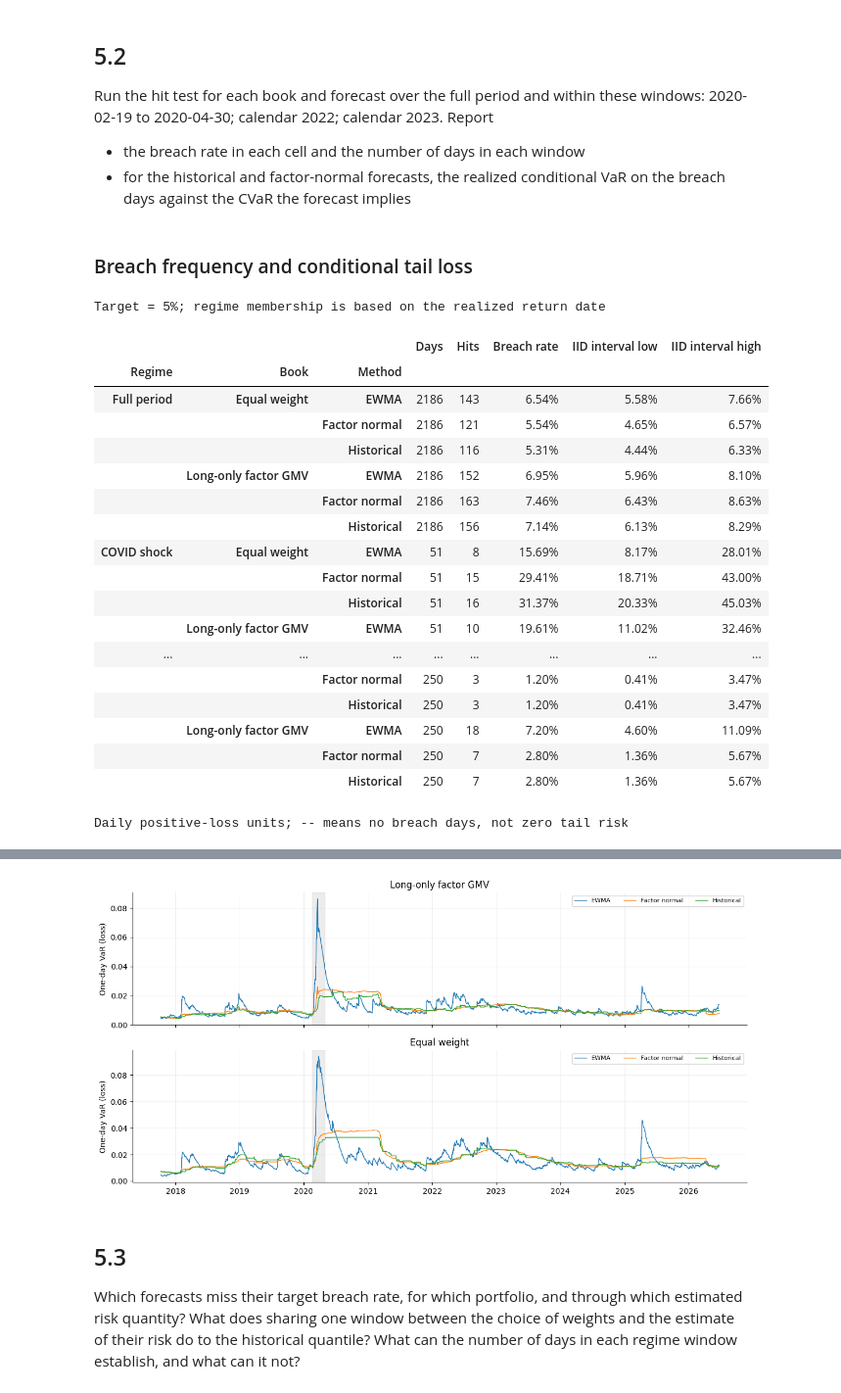
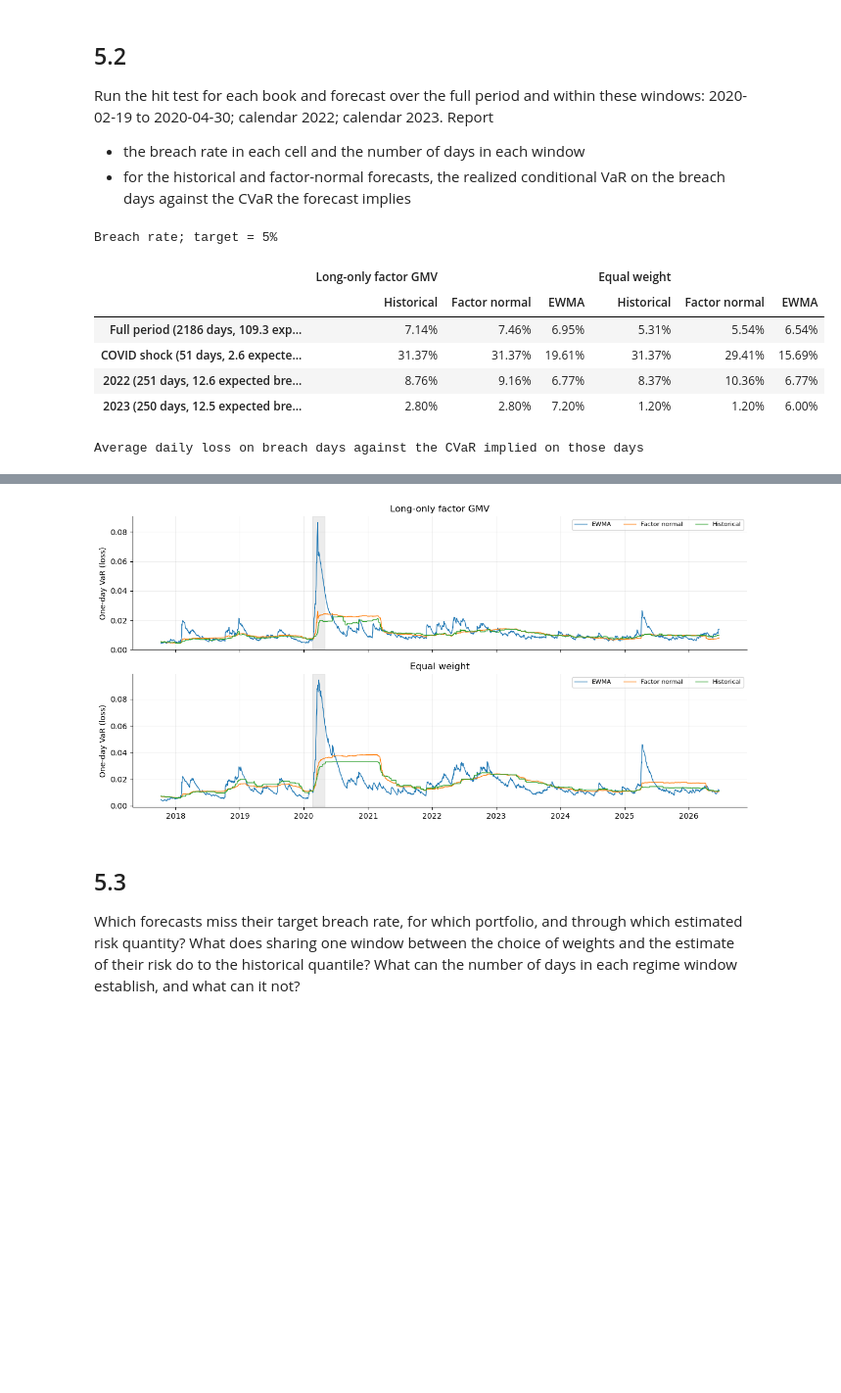
Before and after one commit to psonhoang/finm36700-hw-group-3c, a Jupyter notebook: Midterm_Project/Project_notebook.ipynb, the cells around one changed output, grey strips where cells are left out. Shown at 98% size. Drawn from its saved outputs; the diff is of its cells as text; code cells hidden in the pictures; blank space fills up the shorter version.

```diff
--- a/Midterm_Project/Project_notebook.ipynb
+++ b/Midterm_Project/Project_notebook.ipynb
@@ -926,70 +888,54 @@ Run the hit test for each book and forecast over the full period and within thes
 * the breach rate in each cell and the number of days in each window
 * for the historical and factor-normal forecasts, the realized conditional VaR on the breach days against the CVaR the forecast implies
 # %%
-# Regime membership refers to the realized loss date, not the preceding forecast origin.
+# A day belongs to a regime by the date of its realized return.
 regimes = {'Full period': (None, None), 'COVID shock': ('2020-02-19', '2020-04-30'),
            '2022': ('2022-01-01', '2022-12-31'), '2023': ('2023-01-01', '2023-12-31')}
 
 def summarize_hits(risk):
     records = []
     for regime, (start, end) in regimes.items():
         subset = risk if start is None else risk[risk.Date.between(start, end)]
         for (book, method), group in subset.groupby(['Book', 'Method']):
-            # Every method selects its own breach days; compare severity on that same subset.
             hits = group[group.Hit]
-            n, count = len(group), len(hits)
-            rate = count/n
-            # Wilson intervals are descriptive IID references, not dependence-robust tests.
-            z = norm.ppf(0.975)
-            center = (rate + z*z/(2*n)) / (1 + z*z/n)
-            half = z*np.sqrt(rate*(1-rate)/n + z*z/(4*n*n)) / (1 + z*z/n)
-            records.append({'Regime': regime, 'Book': book, 'Method': method, 'Days': n, 'Hits': count,
-                            'Breach rate': rate, 'IID interval low': center-half, 'IID interval high': center+half,
-                            'Average VaR': -group.Quantile.mean(),
+            records.append({'Regime': regime, 'Book': book, 'Method': method, 'Days': len(group),
+                            'Breach rate': len(hits)/len(group),
                             'Realized CVaR': -hits.Return.mean(),
-                            'Forecast CVaR (hit days)': hits['Forecast CVaR'].mean(),
-                            'Forecast CVaR (all days)': group['Forecast CVaR'].mean()})
+                            'Implied CVaR': hits['Implied CVaR'].mean()})
     return pd.DataFrame(records)
 
+def show_hit_tables(summary, book_order):
+    """Report breach rates by regime, and realized against implied CVaR on each method's breach days."""
+    methods = ['Historical', 'Factor normal', 'EWMA']
+    rates = summary.pivot(index='Regime', columns=['Book', 'Method'], values='Breach rate')
+    rates = rates.reindex(index=list(regimes), columns=pd.MultiIndex.from_product([book_order, methods]))
+    days = summary.groupby('Regime')['Days'].first()
+    rates.index = [f'{regime} ({days[regime]} days, {days[regime]*ALPHA:.1f} expected breaches)' for regime in regimes]
+    show_table(rates, '{:.2%}', 'Breach rate; target = 5%')
+    tails = summary[summary.Method != 'EWMA'].pivot(index=['Regime', 'Book'], columns='Method',
+                                                    values=['Realized CVaR', 'Implied CVaR']).swaplevel(axis=1)
+    tails = tails.reindex(index=pd.MultiIndex.from_product([list(regimes), book_order]),
+                          columns=pd.MultiIndex.from_product([methods[:2], ['Realized CVaR', 'Implied CVaR']]))
+    show_table(tails, '{:.2%}', 'Average daily loss on breach days against the CVaR implied on those days')
+
 hit_summary = summarize_hits(daily_risk)
-hit_display = hit_summary.set_index(['Regime', 'Book', 'Method'])
-display(Markdown('### Breach frequency and conditional tail loss'))
-show_table(hit_display[['Days', 'Hits', 'Breach rate', 'IID interval low', 'IID interval high']],
-           {'Days': '{:.0f}', 'Hits': '{:.0f}', 'Breach rate': '{:.2%}',
-            'IID interval low': '{:.2%}', 'IID interval high': '{:.2%}'},
-           'Target = 5%; regime membership is based on the realized return date')
-tail_display = hit_summary[hit_summary.Method.isin(['Historical', 'Factor normal'])].set_index(['Regime', 'Book', 'Method'])
-show_table(tail_display[['Average VaR', 'Realized CVaR', 'Forecast CVaR (hit days)', 'Forecast CVaR (all days)']],
-           '{:.2%}', 'Daily positive-loss units; -- means no breach days, not zero tail risk')
+show_hit_tables(hit_summary, ['Long-only factor GMV', 'Equal weight'])
 
 fig, axes = plt.subplots(2, 1, figsize=(12, 6), sharex=True)
 for ax, label in zip(axes, ['Long-only factor GMV', 'Equal weight']):
     for method, subset in daily_risk[daily_risk.Book == label].groupby('Method'):
         ax.plot(subset.Date, -subset.Quantile, label=method, linewidth=1)
     ax.set(title=label, ylabel='One-day VaR (loss)')
     ax.axvspan(pd.Timestamp('2020-02-19'), pd.Timestamp('2020-04-30'), color='grey', alpha=0.15)
     ax.legend(ncol=3, fontsize=8)
 fig.tight_layout()
 plt.show()
 # %% [output]
-### Breach frequency and conditional tail loss
-Target = 5%; regime membership is based on the realized return date
+Breach rate; target = 5%
-|  |  |  | Days | Hits | Breach rate | IID interval low | IID interval high |
-| Regime | Book | Method |  |  |  |  |  |
-| Full period | Equal weight | EWMA | 2186 | 143 | 6.54% | 5.58% | 7.66% |
-|  |  | Factor normal | 2186 | 121 | 5.54% | 4.65% | 6.57% |
-|  |  | Historical | 2186 | 116 | 5.31% | 4.44% | 6.33% |
-|  | Long-only factor GMV | EWMA | 2186 | 152 | 6.95% | 5.96% | 8.10% |
-|  |  | Factor normal | 2186 | 163 | 7.46% | 6.43% | 8.63% |
-|  |  | Historical | 2186 | 156 | 7.14% | 6.13% | 8.29% |
-| COVID shock | Equal weight | EWMA | 51 | 8 | 15.69% | 8.17% | 28.01% |
-|  |  | Factor normal | 51 | 15 | 29.41% | 18.71% | 43.00% |
-|  |  | Historical | 51 | 16 | 31.37% | 20.33% | 45.03% |
-|  | Long-only factor GMV | EWMA | 51 | 10 | 19.61% | 11.02% | 32.46% |
-| ... | ... | ... | ... | ... | ... | ... | ... |
-|  |  | Factor normal | 250 | 3 | 1.20% | 0.41% | 3.47% |
-|  |  | Historical | 250 | 3 | 1.20% | 0.41% | 3.47% |
-|  | Long-only factor GMV | EWMA | 250 | 18 | 7.20% | 4.60% | 11.09% |
-|  |  | Factor normal | 250 | 7 | 2.80% | 1.36% | 5.67% |
-|  |  | Historical | 250 | 7 | 2.80% | 1.36% | 5.67% |
+|  | Long-only factor GMV |  |  | Equal weight |  |  |
+|  | Historical | Factor normal | EWMA | Historical | Factor normal | EWMA |
+| Full period (2186 days, 109.3 exp... | 7.14% | 7.46% | 6.95% | 5.31% | 5.54% | 6.54% |
+| COVID shock (51 days, 2.6 expecte... | 31.37% | 31.37% | 19.61% | 31.37% | 29.41% | 15.69% |
+| 2022 (251 days, 12.6 expected bre... | 8.76% | 9.16% | 6.77% | 8.37% | 10.36% | 6.77% |
+| 2023 (250 days, 12.5 expected bre... | 2.80% | 2.80% | 7.20% | 1.20% | 1.20% | 6.00% |
-Daily positive-loss units; -- means no breach days, not zero tail risk
+Average daily loss on breach days against the CVaR implied on those days
```
Also changed, not shown: parts of 11 cells of this notebook.
